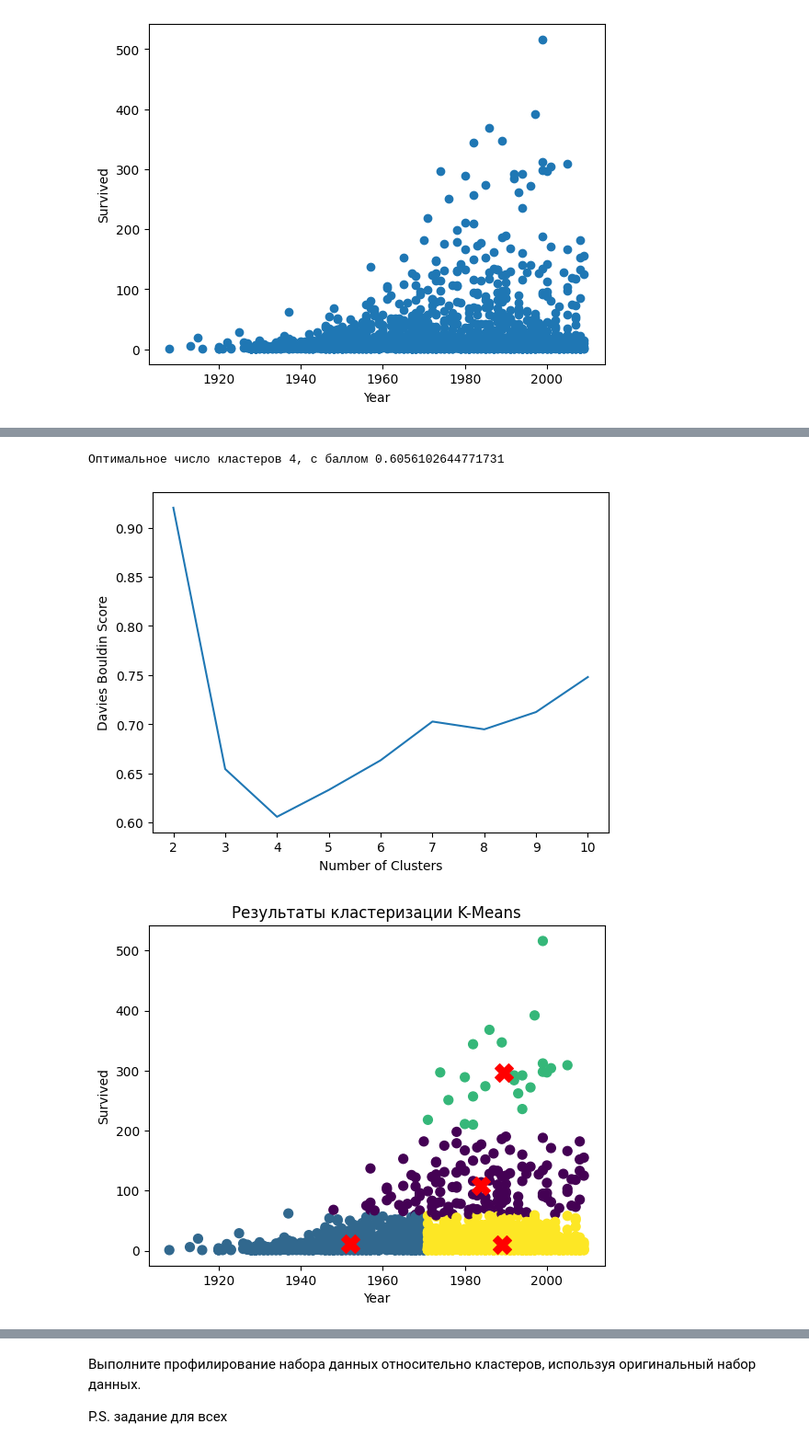
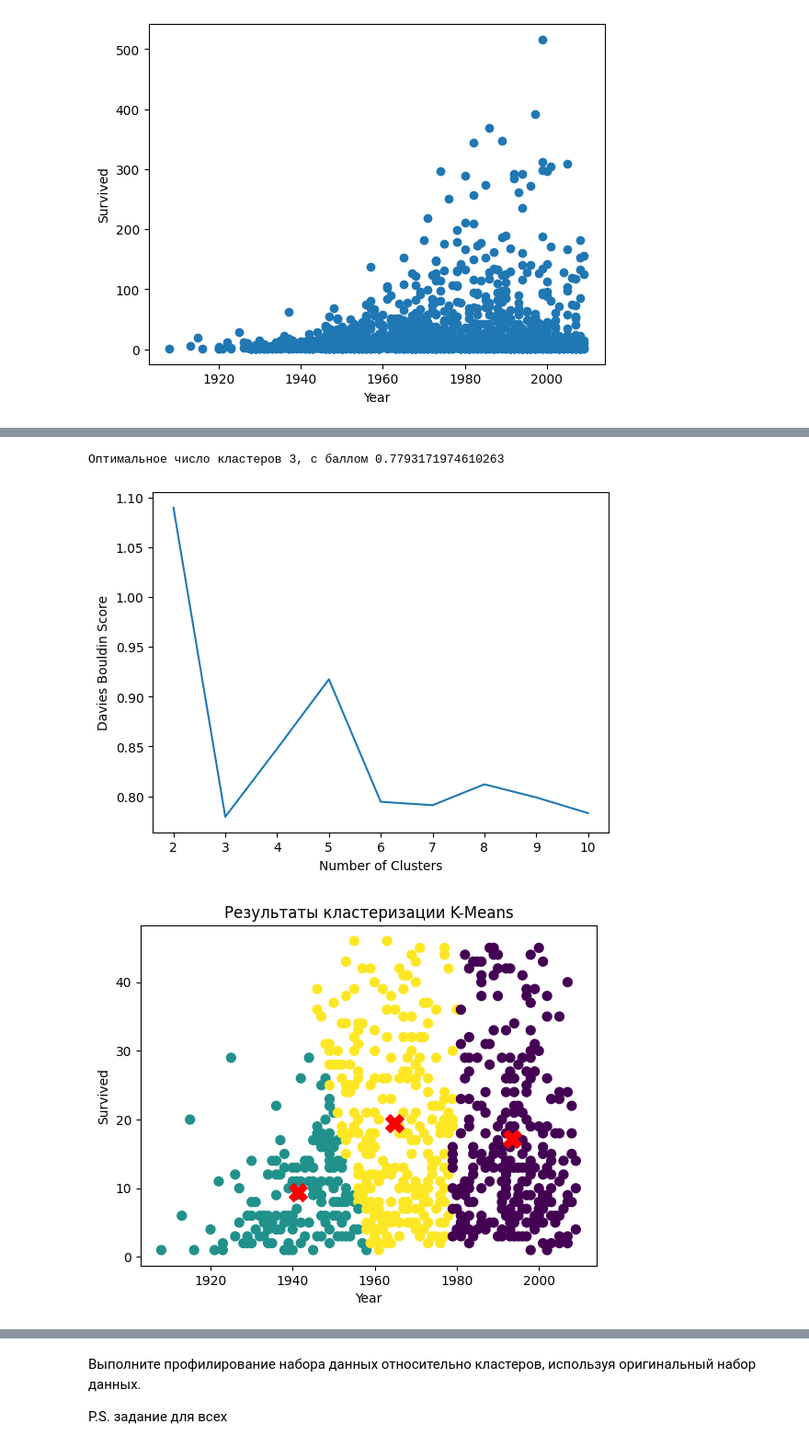
Before and after one commit to OrYSlliu/Labs, a Jupyter notebook: lab4.ipynb, the cells around one changed output, grey strips where cells are left out. Shown at 92% size. Saved outputs shown, nothing was run; the diff lists cells and outputs as text; code cells hidden in the pictures.

```diff
--- a/lab4.ipynb
+++ b/lab4.ipynb
@@ -7,6 +7,17 @@ import numpy as np
 import pandas as pd
 import matplotlib.pyplot as plt
 from sklearn.cluster import KMeans
+# %%
+class Outline:
+  def __init__(self, df):
+    self.df = df
+  def detect_ountline_by_quantile(self,column_name):
+    Quantile1 = self.df[column_name].quantile(0.25)
+    Quantile3 = self.df[column_name].quantile(0.75)
+    minimum = Quantile1 - 1.5 * (Quantile3 - Quantile1)
+    maximum = Quantile3 + 1.5 * (Quantile3 - Quantile1)
+    outline = self.df[(self.df[column_name] < minimum) | (self.df[column_name] > maximum)]
+    return outline
 # %% [markdown]
 Загрузите набор данных из файла cluster datasets в соответствии с вашим вариантом (если считаете, что набор данных не представляет необходимой информации или сложен для интерперетации или, то можно выбрать другой - но **необходимо предварительное согласование**).
 # %%
@@ -115,0 +141,4 @@ plt.show()
+# %%
+so = Outline(df_clust)
+out = so.detect_ountline_by_quantile('Survived')
+out['Survived'].describe()
@@ -115,0 +155,3 @@ plt.show()
+# %%
+for col in df_clust.columns:
+  df_clust = pd.concat([df_clust,out,out]).drop_duplicates(keep=False)
@@ -210,8 +289,8 @@ plt.xlabel('Number of Clusters')
 plt.ylabel('Davies Bouldin Score')
 plt.show()
 # %% [output]
-Оптимальное число кластеров 4, с баллом 0.6056102644771731
+Оптимальное число кластеров 3, с баллом 0.7793171974610263
-[figure, old version]
+[figure, new version]
 # %%
 """
 Здесь визуализация кластеров k-means
@@ -220,23 +299,23 @@ plt.show()
 # %%
 # your_code here
 # Создаем экземпляр модели K-Means
-kmeans = KMeans(n_clusters=4)
+kmeans = KMeans(n_clusters=3)
 
 # Производим кластеризацию данных
 kmeans.fit(df_clust)
 
 # Получаем центры кластеров и прогнозируем принадлежность к кластерам
 cluster_centers = kmeans.cluster_centers_
 cluster_labels = kmeans.labels_
 
 plt.scatter(df_clust["Year"], df_clust["Survived"], c=cluster_labels, s=50, cmap='viridis')
 plt.scatter(cluster_centers[:, 0], cluster_centers[:, 1], c='red', s=200, marker='X')
 plt.xlabel('Year')
 plt.ylabel('Survived')
 plt.title('Результаты кластеризации K-Means')
 plt.show()
 # %% [output]
-[figure, old version]
+[figure, new version]
 # %%
 """
 Здесь DBSCAN и метрики. Используйте поиск оптимального EPS. Объясните почему?
```
Also changed, not shown: parts of 19 cells of this notebook.
